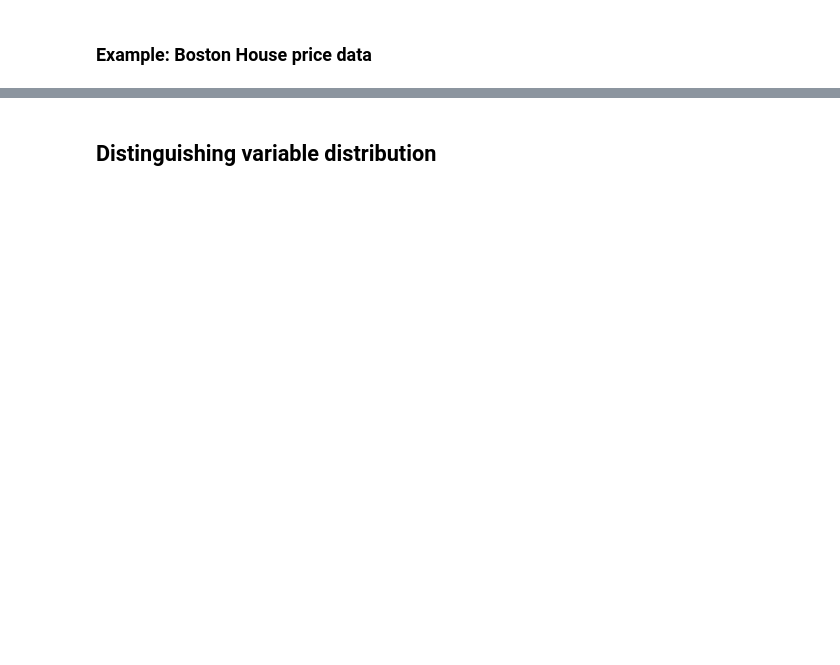
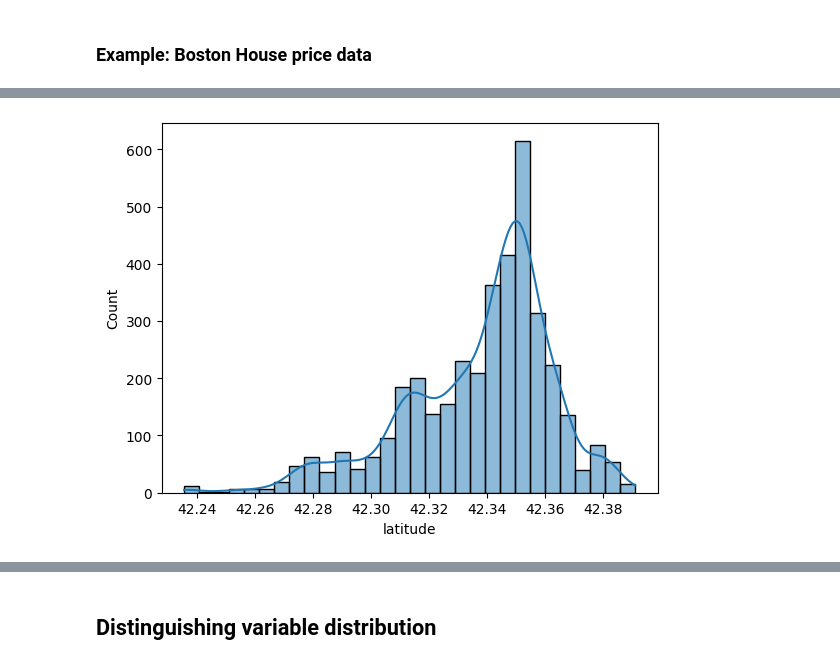
Before and after one commit to icta-tecaji/python-machine-learning-public, a Jupyter notebook: 03_Feature_Engineering/02_Foreseeing_Variable_Problems_When_Building_ML_Models_CLEAN.ipynb, the cells around one changed output, grey strips where cells are left out. Drawn from its saved outputs; the diff is of its cells as text; code cells hidden in the pictures; blank space fills up the shorter version.

```diff
--- a/03_Feature_Engineering/02_Foreseeing_Variable_Problems_When_Building_ML_Models_CLEAN.ipynb
+++ b/03_Feature_Engineering/02_Foreseeing_Variable_Problems_When_Building_ML_Models_CLEAN.ipynb
@@ -283,3 +383,8 @@ plt.show()
+# %%
+sns.histplot(airbnb_boston['latitude'], bins=30, kde=True)
+plt.show()
+# %% [output]
+[figure, added]
 # %%
 stats.probplot(airbnb_boston['number_of_reviews'], dist="norm", plot=plt)
 plt.show()
```
Also changed, not shown: parts of 31 cells of this notebook, 2 other files.
